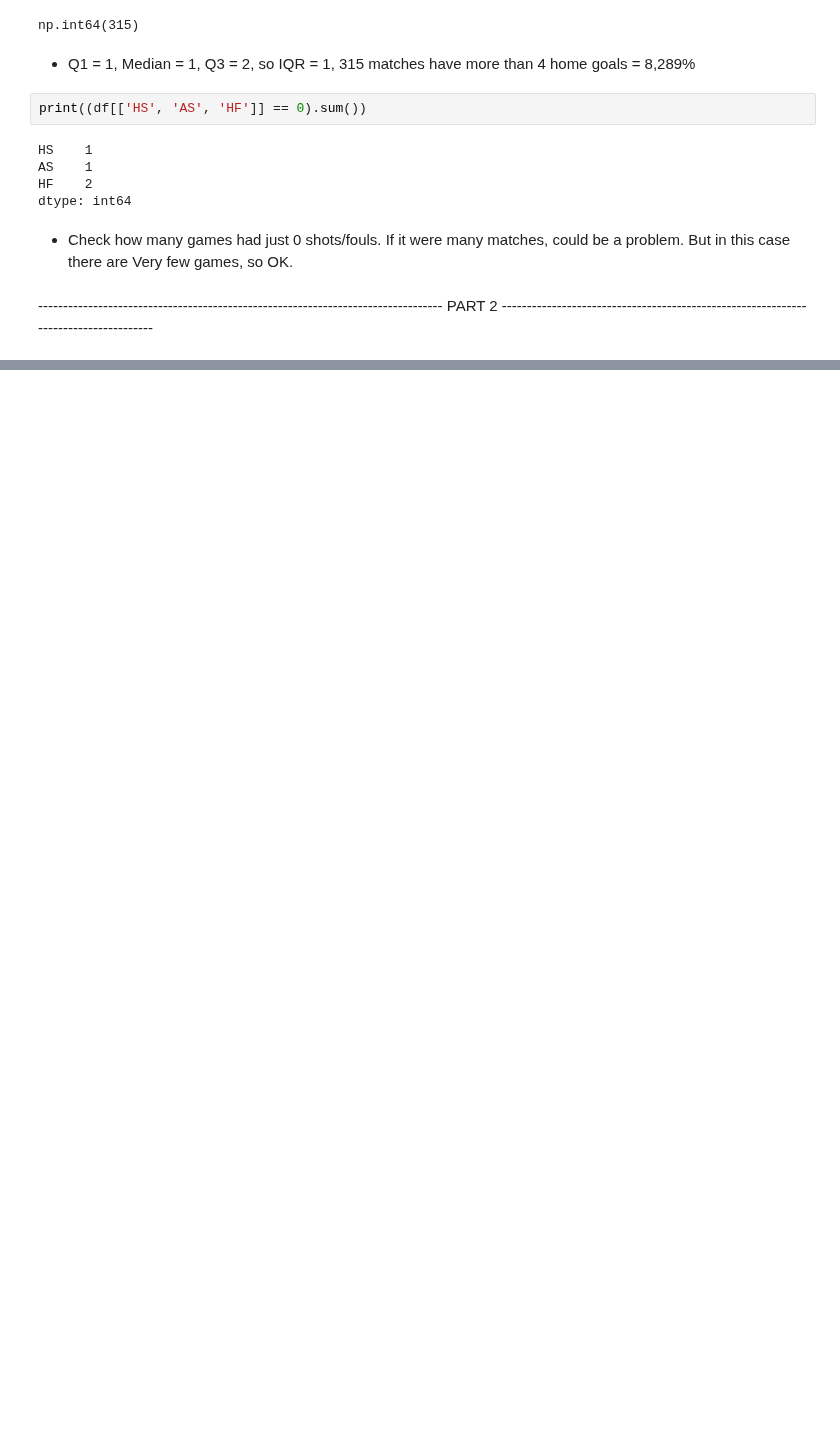
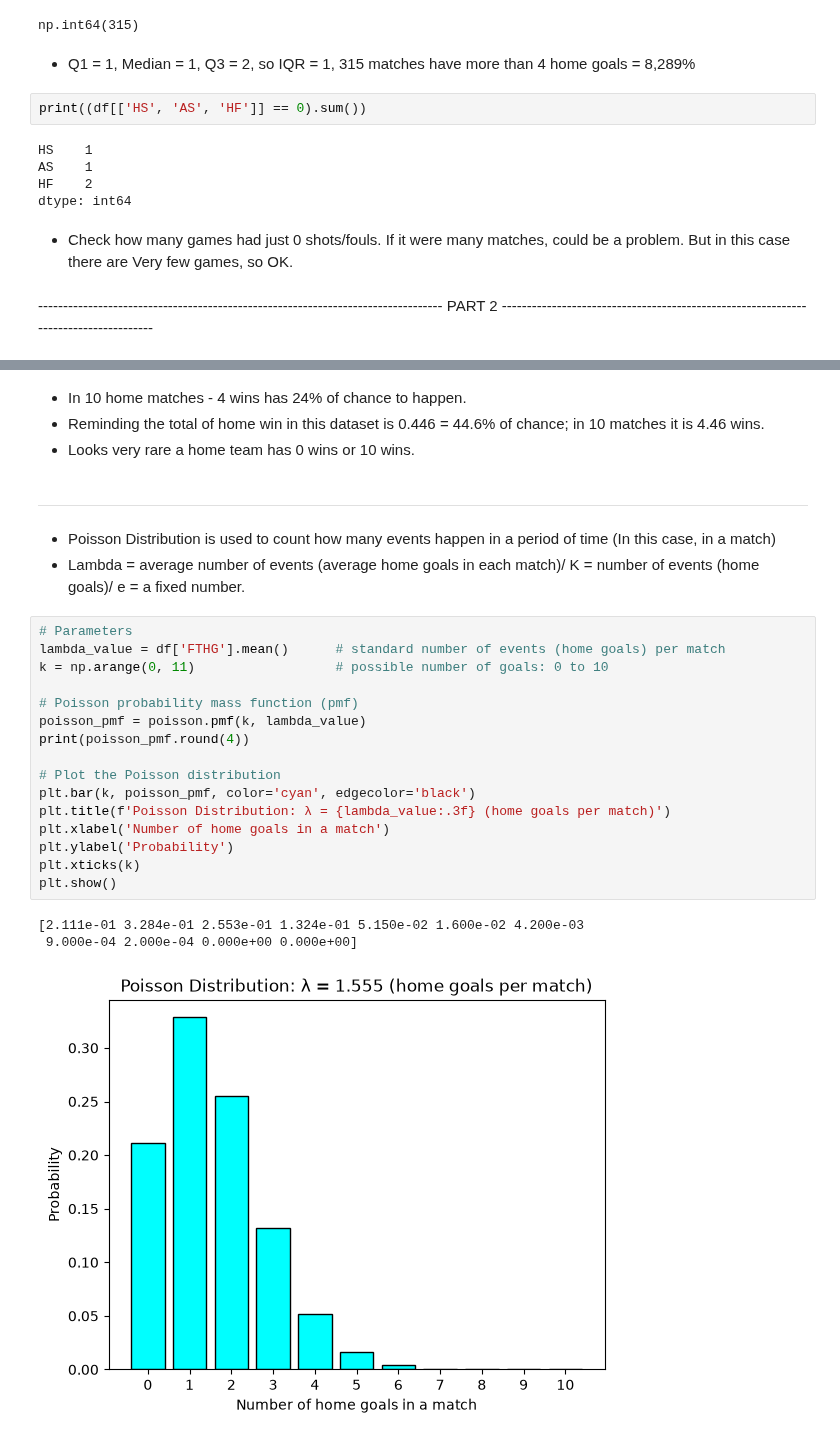
Before and after one commit to 2026297-cyber/Statistical-Techniques, a Jupyter notebook: ProjectStatisticalTechniques.ipynb, the cells around one changed output, grey strips where cells are left out. Cells and saved outputs as stored; diff of their text form; blank space fills up the shorter version.

```diff
--- a/ProjectStatisticalTechniques.ipynb
+++ b/ProjectStatisticalTechniques.ipynb
@@ -272,0 +299,29 @@ dtype: int64
+# %% [markdown]
+- In 10 home matches - 4 wins has 24% of chance to happen.
+- Reminding the total of home win in this dataset is 0.446 = 44.6% of chance; in 10 matches it is 4.46 wins.
+- Looks very rare a home team has 0 wins or 10 wins.
+# %% [markdown]
+-----------------------------------------------------------------------------------------------------------------------------------------------------------------------------------------------
+# %% [markdown]
+- Poisson Distribution is used to count how many events happen in a period of time (In this case, in a match)
+- Lambda = average number of events (average home goals in each match)/ K = number of events (home goals)/ e = a fixed number.
+# %%
+# Parameters
+lambda_value = df['FTHG'].mean()      # standard number of events (home goals) per match
+k = np.arange(0, 11)                  # possible number of goals: 0 to 10
+
+# Poisson probability mass function (pmf)
+poisson_pmf = poisson.pmf(k, lambda_value)
+print(poisson_pmf.round(4))
+
+# Plot the Poisson distribution
+plt.bar(k, poisson_pmf, color='cyan', edgecolor='black')
+plt.title(f'Poisson Distribution: λ = {lambda_value:.3f} (home goals per match)')
+plt.xlabel('Number of home goals in a match')
+plt.ylabel('Probability')
+plt.xticks(k)
+plt.show()
+# %% [output]
+[2.111e-01 3.284e-01 2.553e-01 1.324e-01 5.150e-02 1.600e-02 4.200e-03
+ 9.000e-04 2.000e-04 0.000e+00 0.000e+00]
+[figure, added]
```
Also changed, not shown: parts of 9 cells of this notebook.
